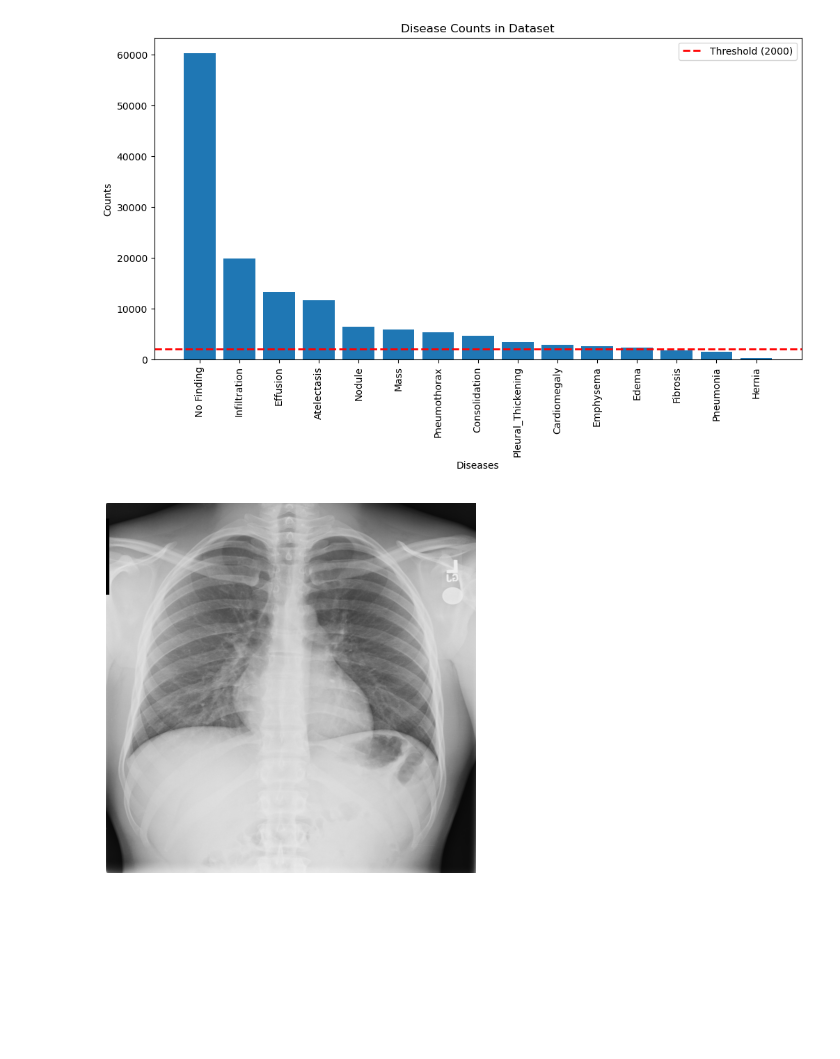
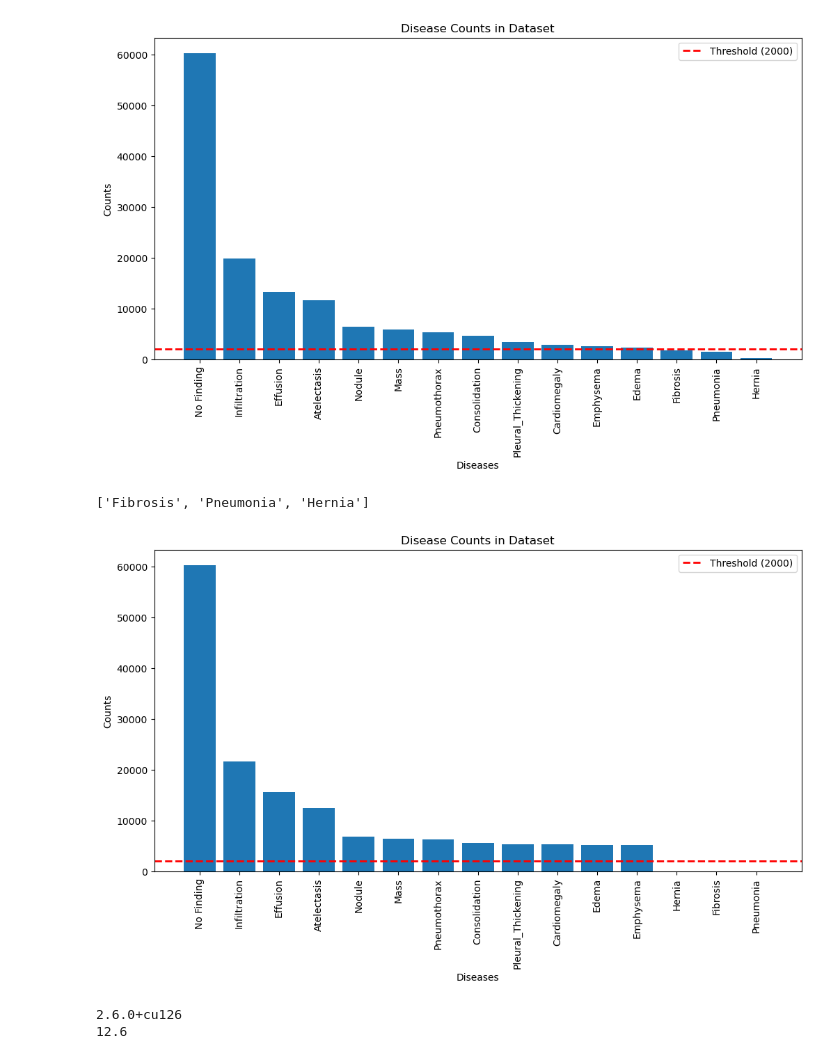
Before and after one commit to LaskawiecPiotr/X-ray-disease-detection, a Jupyter notebook: Untitled-1.ipynb, the cells around one changed output. Drawn from its saved outputs; the diff is of its cells as text; code cells hidden in the pictures; blank space fills up the shorter version.

```diff
--- a/Untitled-1.ipynb
+++ b/Untitled-1.ipynb
@@ -78,14 +79,39 @@ plt.legend()
 plt.show()
 # %% [output]
 [figure]
+# %%
+rare_diseases=[i[0] for i in disease_counts if i[1]<2000]
+rare_diseases
+# %% [output]
+['Fibrosis', 'Pneumonia', 'Hernia']
+# %%
+df=df[(df['Fibrosis'] !=1)&(df['Pneumonia'] !=1)&(df["Hernia"] !=1)]
+# %%
+diseases_to_augment=[i[0] for i in disease_counts if i[1]<5000][:-3]
+# %%
+df_balanced=df.copy()
+for disease in diseases_to_augment:
+    df_disease = df[df[disease] == 1]
+    num_to_add = 5000 - len(df_disease)
+
+    df_augmented = pd.concat([df_disease] * (num_to_add // len(df_disease)) + [df_disease.sample(num_to_add % len(df_disease))])
+    df_balanced = pd.concat([df_balanced, df_augmented])
+# %%
+# We check to see how balanced the set is and check if any class is very underrepresented.
+diseases=list(diseases)
+counts=[df_balanced[i].sum() for i in diseases]
+disease_counts = sorted(zip(diseases, counts), key=lambda x: x[1], reverse=True)
+sorted_diseases, sorted_counts = zip(*disease_counts)
+plt.figure(figsize=(12, 6))  # Adjust figure size for readability
+plt.bar(sorted_diseases, sorted_counts)
+plt.axhline(y=2000, color='red', linestyle='--', linewidth=2, label='Threshold (2000)')
+plt.xticks(rotation=90, ha='center')
+plt.xlabel('Diseases')
+plt.ylabel('Counts')
+plt.title('Disease Counts in Dataset')
+plt.legend()
+plt.show()
+# %% [output]
+[figure, added]
 # %%
 image_paths=glob.glob(record_path+r"\**\*.png",recursive=True)
-# %%
-image=cv2.imread(image_paths[-1])
-
-# Display the image
-plt.imshow(image)
-plt.axis('off')
-plt.show()
-# %% [output]
-[figure, removed]
@@ -91,0 +120,6 @@ plt.show()
+# %%
+print(torch.__version__)  # Check PyTorch version
+print(torch.version.cuda)  # Check the CUDA version PyTorch is built with
+# %% [output]
+2.6.0+cu126
+12.6
```
Also changed, not shown: parts of 10 cells of this notebook.
